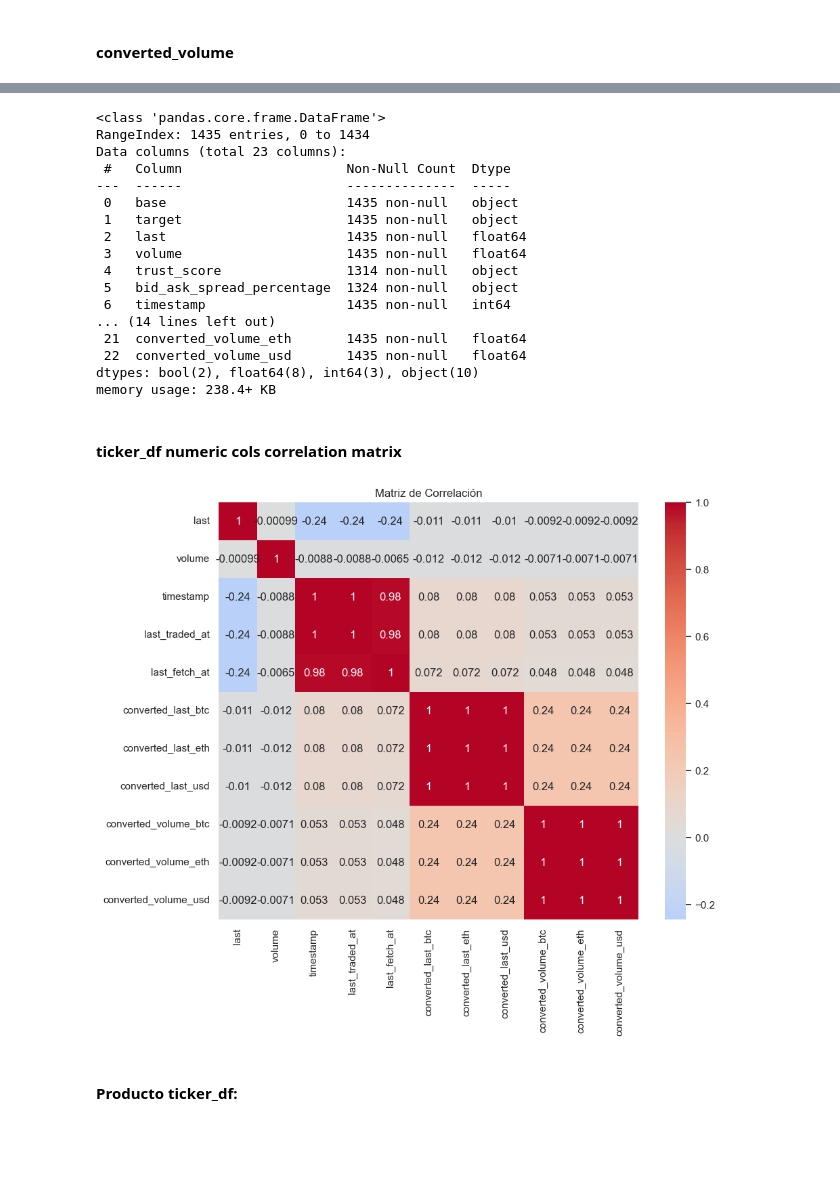
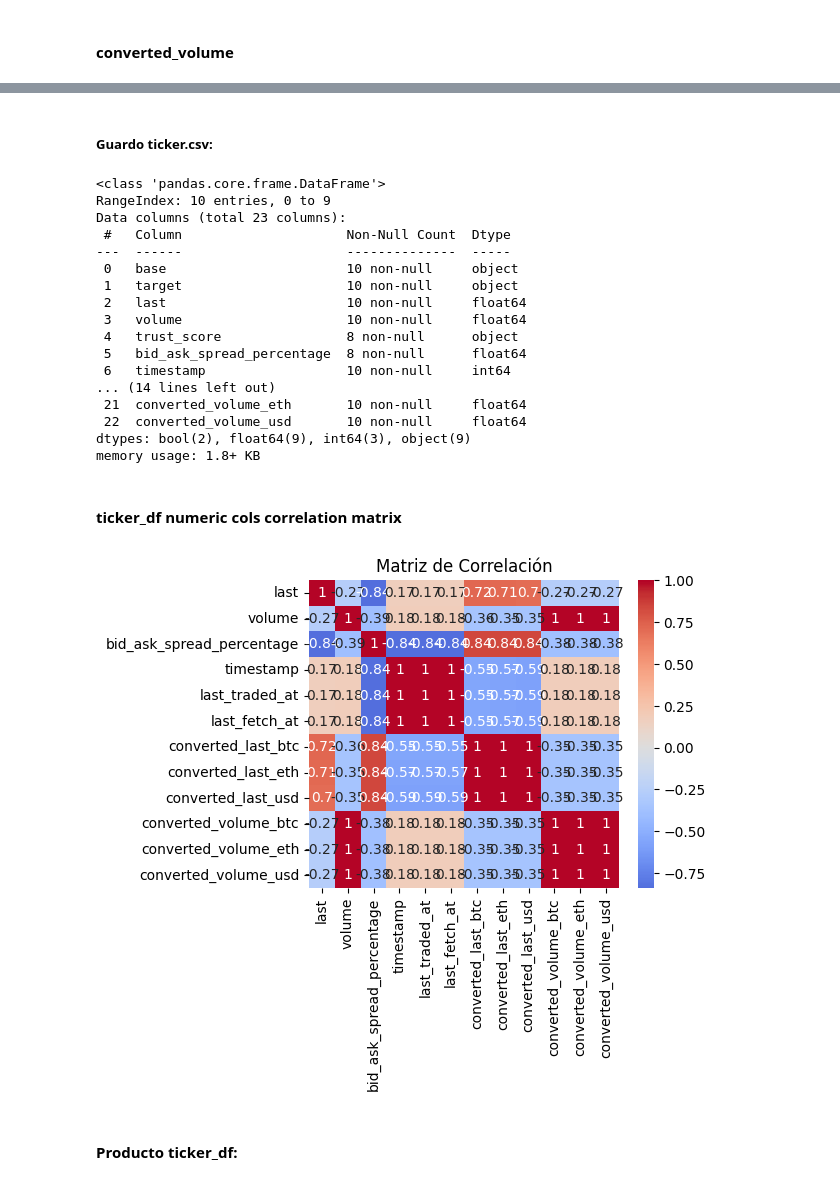
Before and after one commit to Lucaramallo/Cripto_analisis_lucaramallo, a Jupyter notebook: ETLs/EDA_Cripto.ipynb, the cells around one changed output, grey strips where cells are left out. Saved outputs shown, nothing was run; the diff lists cells and outputs as text; code cells hidden in the pictures; blank space fills up the shorter version.

```diff
--- a/ETLs/EDA_Cripto.ipynb
+++ b/ETLs/EDA_Cripto.ipynb
@@ -100,0 +101,4 @@ Coins DataFrame:
+# %%
+coins_global_trends = coins_global_trends.applymap(lambda x: x.lower() if isinstance(x, str) else x)
+
+print(coins_global_trends)
@@ -408,3 +430,8 @@ memory usage: 960.0+ bytes
 coin_id['crip_id'] = coin_id['crip_id'].str.lower()
 coin_id['symbol'] = coin_id['symbol'].str.lower()
 coin_id['name'] = coin_id['name'].str.lower()
+# %%
+
+coin_id = coin_id.head().applymap(lambda x: x.lower() if isinstance(x, str) else x)
+
+print(coin_id)
@@ -574,3 +580,8 @@ list_of_coins_id_resume.head(20)
 # %%
 columns_to_drop = ['id', 'symbol', 'name', 'country_origin', 'contract_address','hashing_algorithm','genesis_date']
 list_of_coins_id_resume.drop(columns=columns_to_drop, inplace=True)
+# %%
+
+list_of_coins_id_resume = list_of_coins_id_resume.head().applymap(lambda x: x.lower() if isinstance(x, str) else x)
+
+print(list_of_coins_id_resume.head())
@@ -1073,6 +1097,8 @@ memory usage: 272.0+ KB
 column_drop = ['market','converted_last','converted_volume']
 # Eliminar las columnas del DataFrame
 tickers_resume = tickers_resume.drop(columns=column_drop)
+# %%
+tickers_resume = tickers_resume.head(10).applymap(lambda x: x.lower() if isinstance(x, str) else x)
 # %%
 tickers_resume.head()
 # %% [output]
@@ -1085,0 +1115,2 @@ tickers_resume.head()
+# %% [markdown]
+##### Guardo ticker.csv:
@@ -1087,22 +1120,22 @@ tickers_resume.head()
 tickers_resume.info()
 # %% [output]
 <class 'pandas.core.frame.DataFrame'>
-RangeIndex: 1435 entries, 0 to 1434
+RangeIndex: 10 entries, 0 to 9
 Data columns (total 23 columns):
  #   Column                     Non-Null Count  Dtype
 ---  ------                     --------------  -----
- 0   base                       1435 non-null   object
- 1   target                     1435 non-null   object
- 2   last                       1435 non-null   float64
- 3   volume                     1435 non-null   float64
- 4   trust_score                1314 non-null   object
- 5   bid_ask_spread_percentage  1324 non-null   object
- 6   timestamp                  1435 non-null   int64
+ 0   base                       10 non-null     object
+ 1   target                     10 non-null     object
+ 2   last                       10 non-null     float64
+ 3   volume                     10 non-null     float64
+ 4   trust_score                8 non-null      object
+ 5   bid_ask_spread_percentage  8 non-null      float64
+ 6   timestamp                  10 non-null     int64
 ... (14 lines left out)
- 21  converted_volume_eth       1435 non-null   float64
- 22  converted_volume_usd       1435 non-null   float64
-dtypes: bool(2), float64(8), int64(3), object(10)
-memory usage: 238.4+ KB
+ 21  converted_volume_eth       10 non-null     float64
+ 22  converted_volume_usd       10 non-null     float64
+dtypes: bool(2), float64(9), int64(3), object(9)
+memory usage: 1.8+ KB
 # %% [markdown]
 #### ticker_df numeric cols correlation matrix
 # %%
@@ -1114,11 +1147,11 @@ numeric_columns = tickers_resume.select_dtypes(include=['float32', 'float64', 'i
 correlation_matrix = numeric_columns.corr()
 # %%
 # Crear un heatmap utilizando seaborn
-plt.figure(figsize=(10, 8))
+plt.figure(figsize=(5, 4))
 sns.heatmap(correlation_matrix, annot=True, cmap='coolwarm', center=0)
 plt.title("Matriz de Correlación")
 plt.show()
 # %% [output]
-[figure, old version]
+[figure, new version]
 # %% [markdown]
 #### Producto ticker_df:
```
Also changed, not shown: parts of 67 cells of this notebook, 9 other files.
